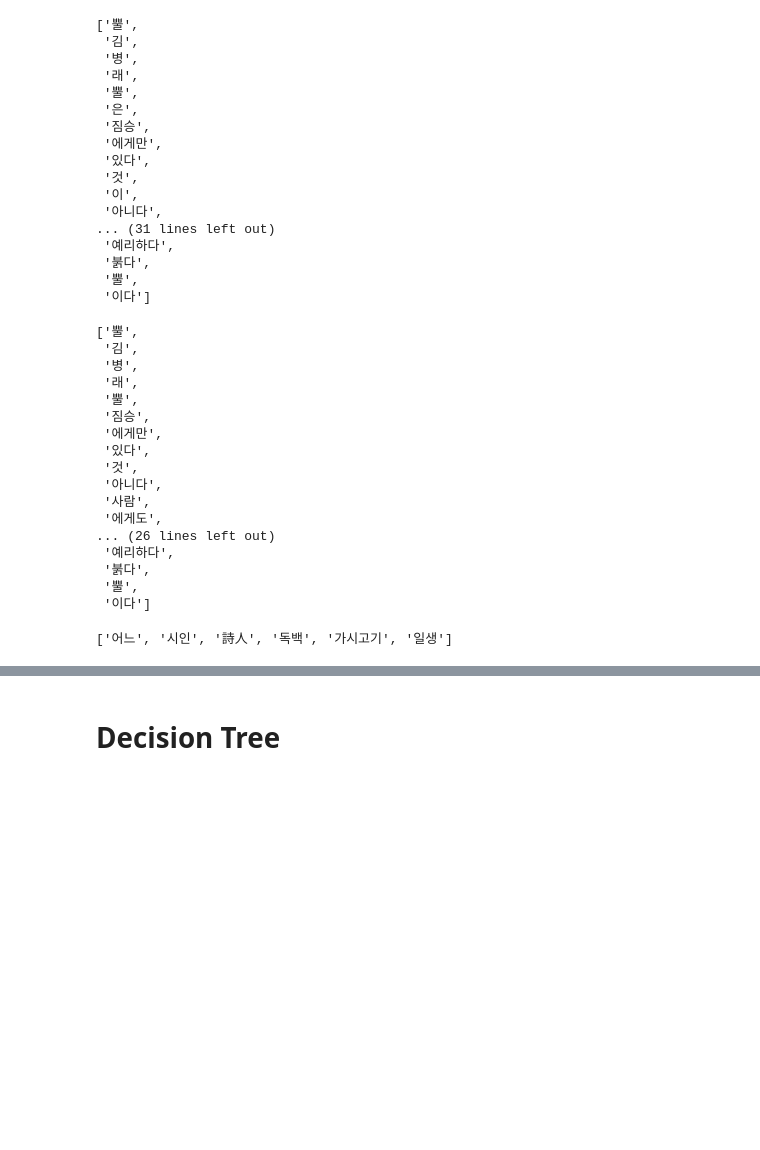
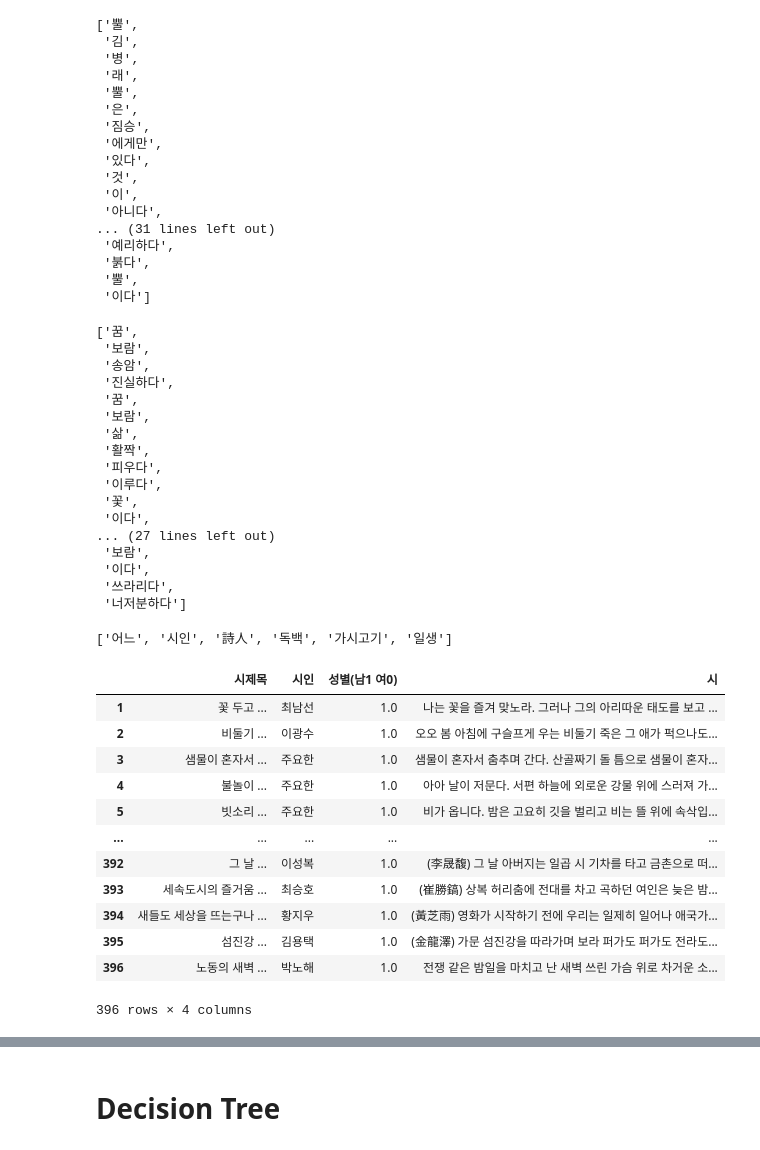
Before and after one commit to Present-Jeong/Hyunjae-Yeah-, a Jupyter notebook: 시 성별 예측.ipynb, the cells around one changed output, grey strips where cells are left out. Saved outputs shown, nothing was run; the diff lists cells and outputs as text; code cells hidden in the pictures; blank space fills up the shorter version.

```diff
--- a/시 성별 예측.ipynb
+++ b/시 성별 예측.ipynb
@@ -125,26 +116,44 @@ for poem in train_data['시']:
     poem_X = okt.morphs(poem, stem=True)
     poem_X = [word for word in poem_X if not word in stopwords]
     matrix.append(poem_X)
-matrix[0]
+matrix[1]
 # %% [output]
-['뿔',
- '김',
- '병',
- '래',
- '뿔',
- '짐승',
- '에게만',
- '있다',
- '것',
- '아니다',
- '사람',
- '에게도',
-... (26 lines left out)
- '예리하다',
- '붉다',
- '뿔',
- '이다']
+['꿈',
+ '보람',
+ '송암',
+ '진실하다',
+ '꿈',
+ '보람',
+ '삶',
+ '활짝',
+ '피우다',
+ '이루다',
+ '꽃',
+ '이다',
+... (27 lines left out)
+ '보람',
+ '이다',
+ '쓰라리다',
+ '너저분하다']
 # %%
 matrix[7]
 # %% [output]
 ['어느', '시인', '詩人', '독백', '가시고기', '일생']
+# %%
+poem2 = pd.read_csv('유명한시.csv',encoding='CP949')
+poem2 = poem2[1:]
+poem2
+# %% [output]
+|  | 시제목 | 시인 | 성별(남1 여0) | 시 |
+| 1 | 꽃 두고 ... | 최남선 | 1.0 | 나는 꽃을 즐겨 맞노라. 그러나 그의 아리따운 태도를 보고 ... |
+| 2 | 비둘기 ... | 이광수 | 1.0 | 오오 봄 아침에 구슬프게 우는 비둘기 죽은 그 애가 퍽으나도... |
+| 3 | 샘물이 혼자서 ... | 주요한 | 1.0 | 샘물이 혼자서 춤추며 간다. 산골짜기 돌 틈으로 샘물이 혼자... |
+| 4 | 불놀이 ... | 주요한 | 1.0 | 아아 날이 저문다. 서편 하늘에 외로운 강물 위에 스러져 가... |
+| 5 | 빗소리 ... | 주요한 | 1.0 | 비가 옵니다. 밤은 고요히 깃을 벌리고 비는 뜰 위에 속삭입... |
+| ... | ... | ... | ... | ... |
+| 392 | 그 날 ... | 이성복 | 1.0 | (李晟馥) 그 날 아버지는 일곱 시 기차를 타고 금촌으로 떠... |
+| 393 | 세속도시의 즐거움 ... | 최승호 | 1.0 | (崔勝鎬) 상복 허리춤에 전대를 차고 곡하던 여인은 늦은 밤... |
+| 394 | 새들도 세상을 뜨는구나 ... | 황지우 | 1.0 | (黃芝雨) 영화가 시작하기 전에 우리는 일제히 일어나 애국가... |
+| 395 | 섬진강 ... | 김용택 | 1.0 | (金龍澤) 가문 섬진강을 따라가며 보라 퍼가도 퍼가도 전라도... |
+| 396 | 노동의 새벽 ... | 박노해 | 1.0 | 전쟁 같은 밤일을 마치고 난 새벽 쓰린 가슴 위로 차거운 소... |
+396 rows × 4 columns
```
Also changed, not shown: parts of 16 cells of this notebook.
